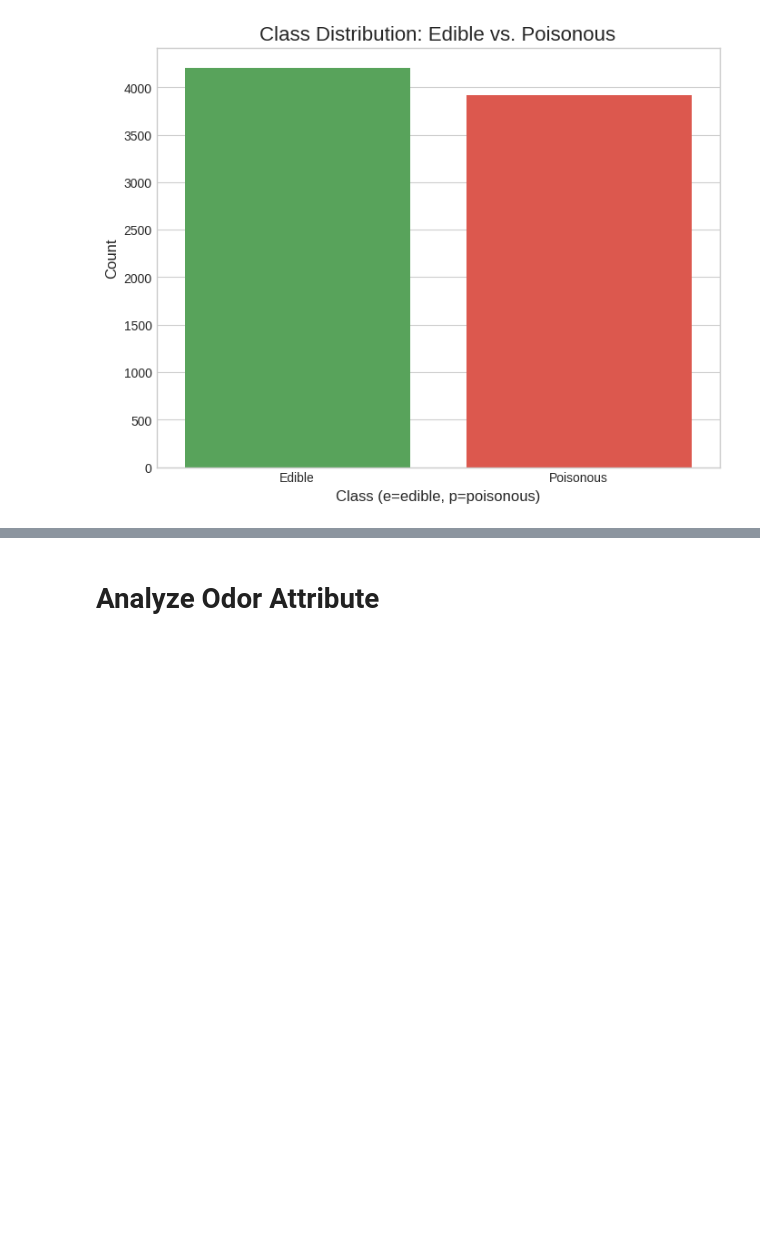
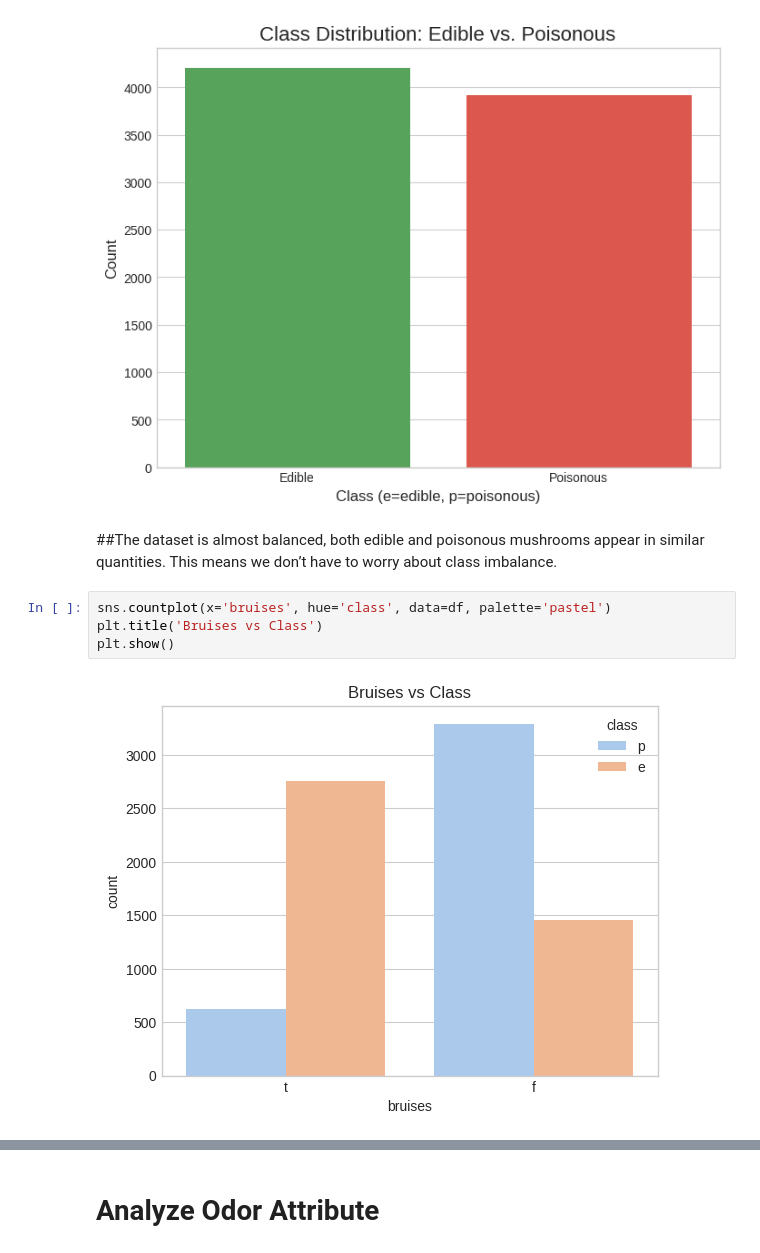
Before and after one commit to IYB-Mata/CCMACLRL_COM232_PROJECT, a Jupyter notebook: SSHROOMSS.ipynb, the cells around one changed output, grey strips where cells are left out. Cells and saved outputs as stored; diff of their text form; blank space fills up the shorter version.

```diff
--- a/SSHROOMSS.ipynb
+++ b/SSHROOMSS.ipynb
@@ -257,3 +268,11 @@ Passing `palette` without assigning `hue` is deprecated and will be removed in v
 
   sns.countplot(x='class', data=df, order=class_order, palette=['#4CAF50', '#F44336'])
 [figure]
+# %% [markdown]
+##The dataset is almost balanced, both edible and poisonous mushrooms appear in similar quantities. This means we don’t have to worry about class imbalance.
+# %%
+sns.countplot(x='bruises', hue='class', data=df, palette='pastel')
+plt.title('Bruises vs Class')
+plt.show()
+# %% [output]
+[figure, added]
```
Also changed, not shown: parts of 15 cells of this notebook.
